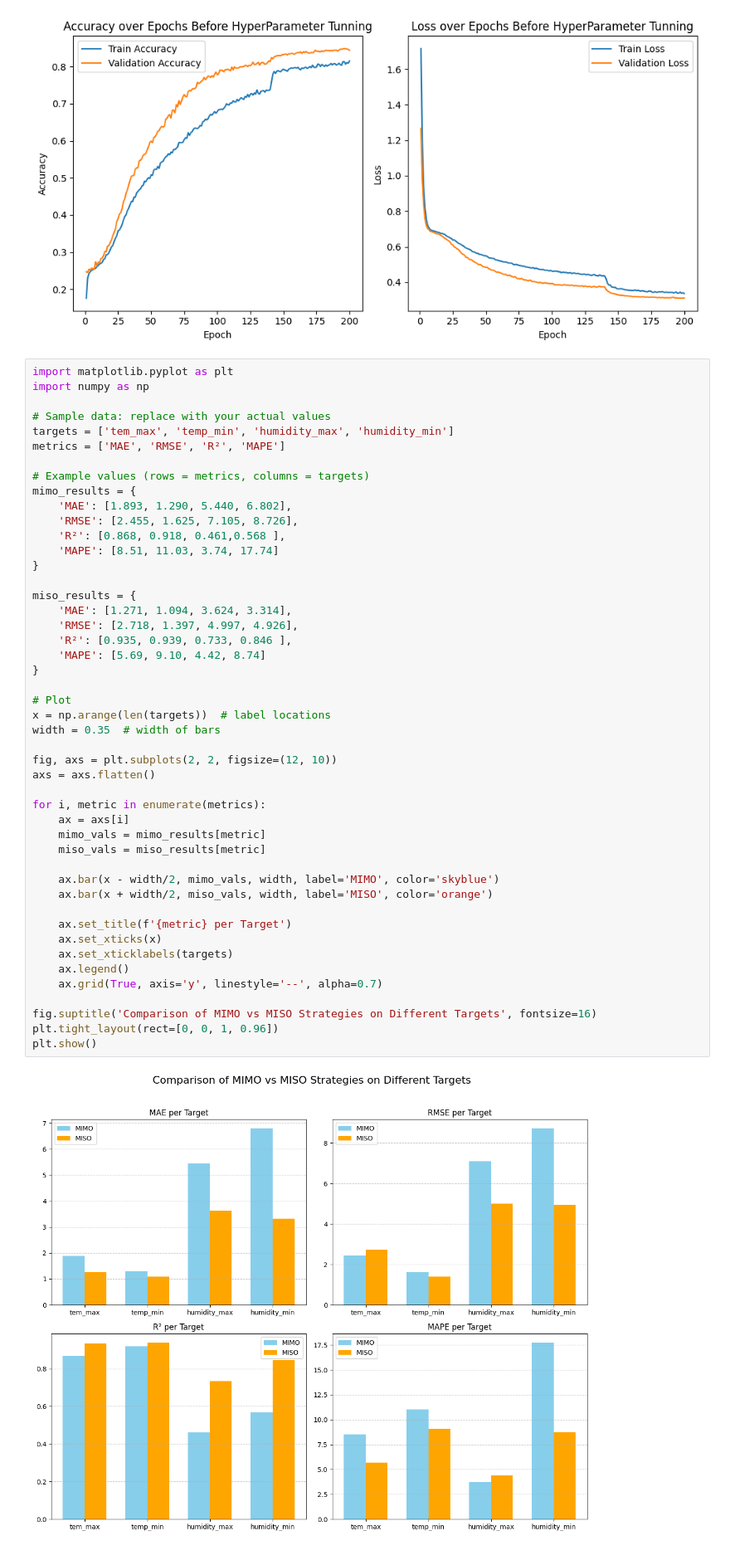
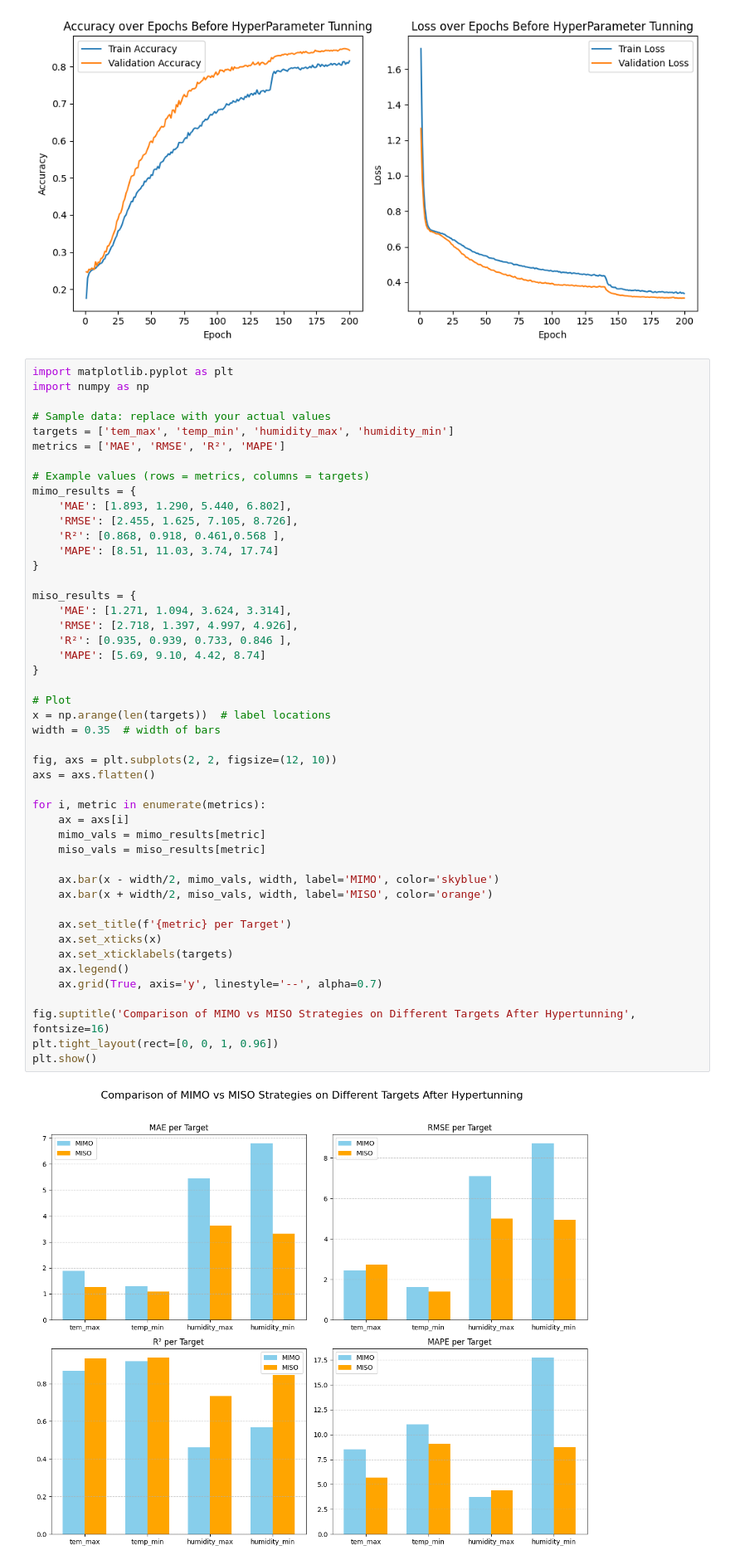
Before and after one commit to AhlemBrinsi/Final-Studies-Project-First-Part-Leveraging-Meteorological-Data-for-Agricultural-Risk-Prevention, a Jupyter notebook: version 6 final LSTM models/final_models_code_after_hyperparameter_tunning.ipynb, the cells around one changed output. Shown at 83% size. Cells and saved outputs as stored; diff of their text form.

```diff
--- a/version 6 final LSTM models/final_models_code_after_hyperparameter_tunning.ipynb
+++ b/version 6 final LSTM models/final_models_code_after_hyperparameter_tunning.ipynb
@@ -6054,32 +6054,32 @@ miso_results = {
     'MAE': [1.271, 1.094, 3.624, 3.314],
     'RMSE': [2.718, 1.397, 4.997, 4.926],
     'R²': [0.935, 0.939, 0.733, 0.846 ],
     'MAPE': [5.69, 9.10, 4.42, 8.74]
 }
 
 # Plot
 x = np.arange(len(targets))  # label locations
 width = 0.35  # width of bars
 
 fig, axs = plt.subplots(2, 2, figsize=(12, 10))
 axs = axs.flatten()
 
 for i, metric in enumerate(metrics):
     ax = axs[i]
     mimo_vals = mimo_results[metric]
     miso_vals = miso_results[metric]
 
     ax.bar(x - width/2, mimo_vals, width, label='MIMO', color='skyblue')
     ax.bar(x + width/2, miso_vals, width, label='MISO', color='orange')
 
     ax.set_title(f'{metric} per Target')
     ax.set_xticks(x)
     ax.set_xticklabels(targets)
     ax.legend()
     ax.grid(True, axis='y', linestyle='--', alpha=0.7)
 
-fig.suptitle('Comparison of MIMO vs MISO Strategies on Different Targets', fontsize=16)
+fig.suptitle('Comparison of MIMO vs MISO Strategies on Different Targets After Hypertunning', fontsize=16)
 plt.tight_layout(rect=[0, 0, 1, 0.96])
 plt.show()
 # %% [output]
-[figure, old version]
+[figure, new version]
```
Also changed, not shown: parts of 1 cell of this notebook.
